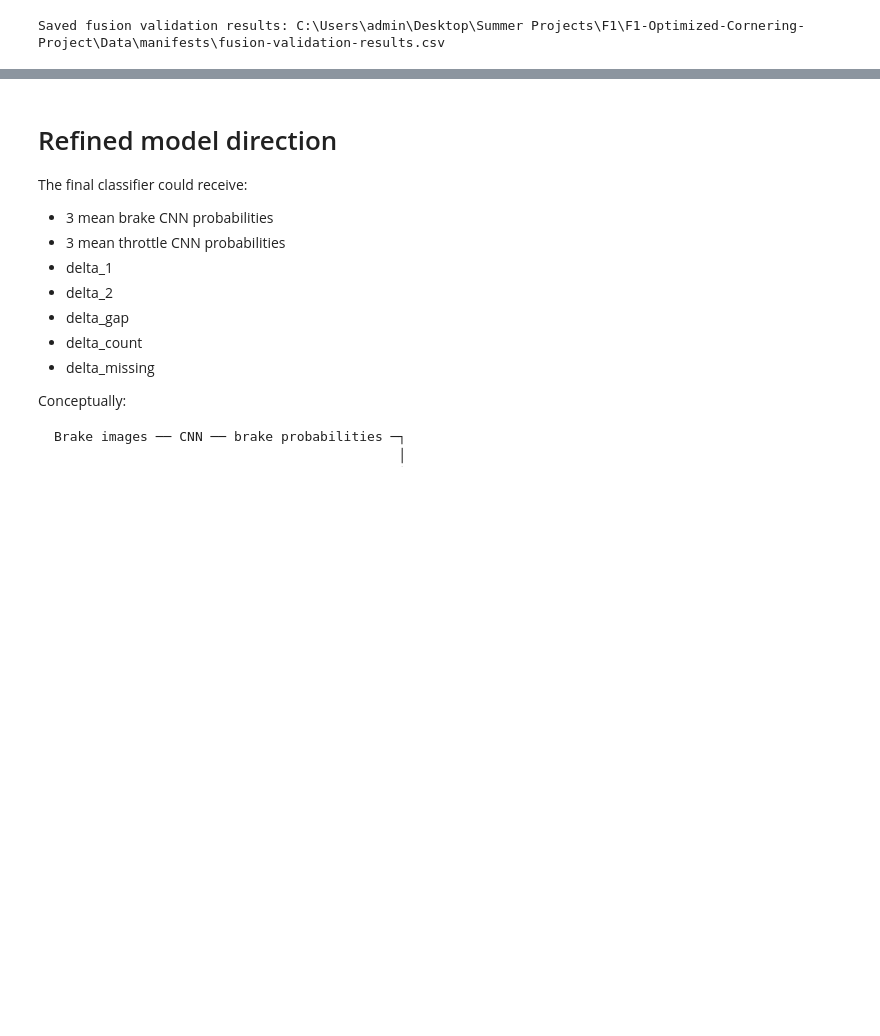
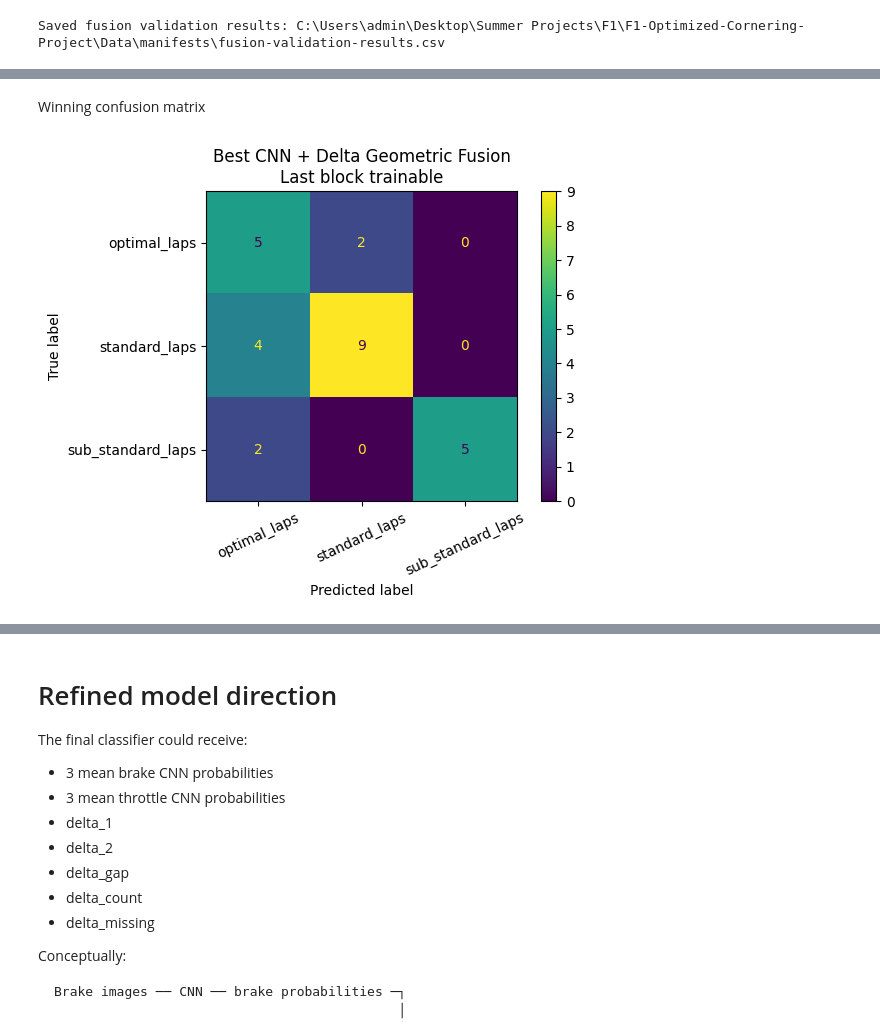
Before and after one commit to Prachet06/F1-Optimized-Cornering-Project, a Jupyter notebook: Code/Model.ipynb, the cells around one changed output, grey strips where cells are left out. Cells and saved outputs as stored; diff of their text form; code cells hidden in the pictures; blank space fills up the shorter version.

```diff
--- a/Code/Model.ipynb
+++ b/Code/Model.ipynb
@@ -2316,0 +3207,23 @@ Saved fusion validation results: C:\Users\admin\Desktop\Summer Projects\F1\F1-Op
+# %%
+checkpoint_geometric_comparison = (
+    pd.DataFrame(
+        checkpoint_comparison_records
+    )
+    .sort_values(
+        [
+            "geometric_fusion_balanced_accuracy",
+            "geometric_fusion_accuracy",
+            "best_geometric_cnn_weight",
+        ],
+        ascending=[
+            False,
+            False,
+            True,
+        ],
+    )
+    .reset_index(drop=True)
+)
+
+display(
+    checkpoint_geometric_comparison
+)
@@ -2316,0 +3324,21 @@ Saved fusion validation results: C:\Users\admin\Desktop\Summer Projects\F1\F1-Op
+# %% [markdown]
+Winning confusion matrix
+# %%
+ConfusionMatrixDisplay.from_predictions(
+    winning_true_labels,
+    winning_predictions,
+    labels=list(range(num_classes)),
+    display_labels=class_names,
+    values_format="d",
+)
+
+plt.title(
+    "Best CNN + Delta Geometric Fusion\n"
+    f"{winning_model_name}"
+)
+
+plt.xticks(rotation=25)
+plt.tight_layout()
+plt.show()
+# %% [output]
+[figure, added]
```
Also changed, not shown: parts of 47 cells of this notebook, 7 other files.
